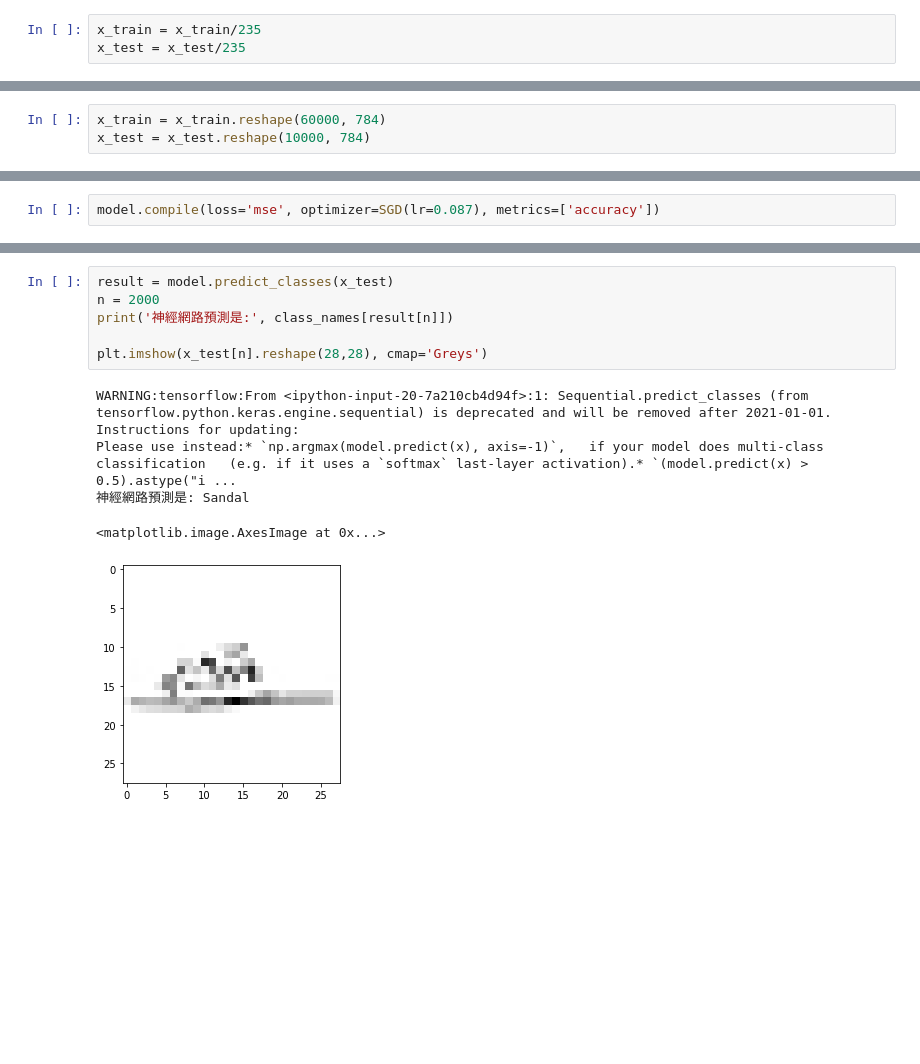
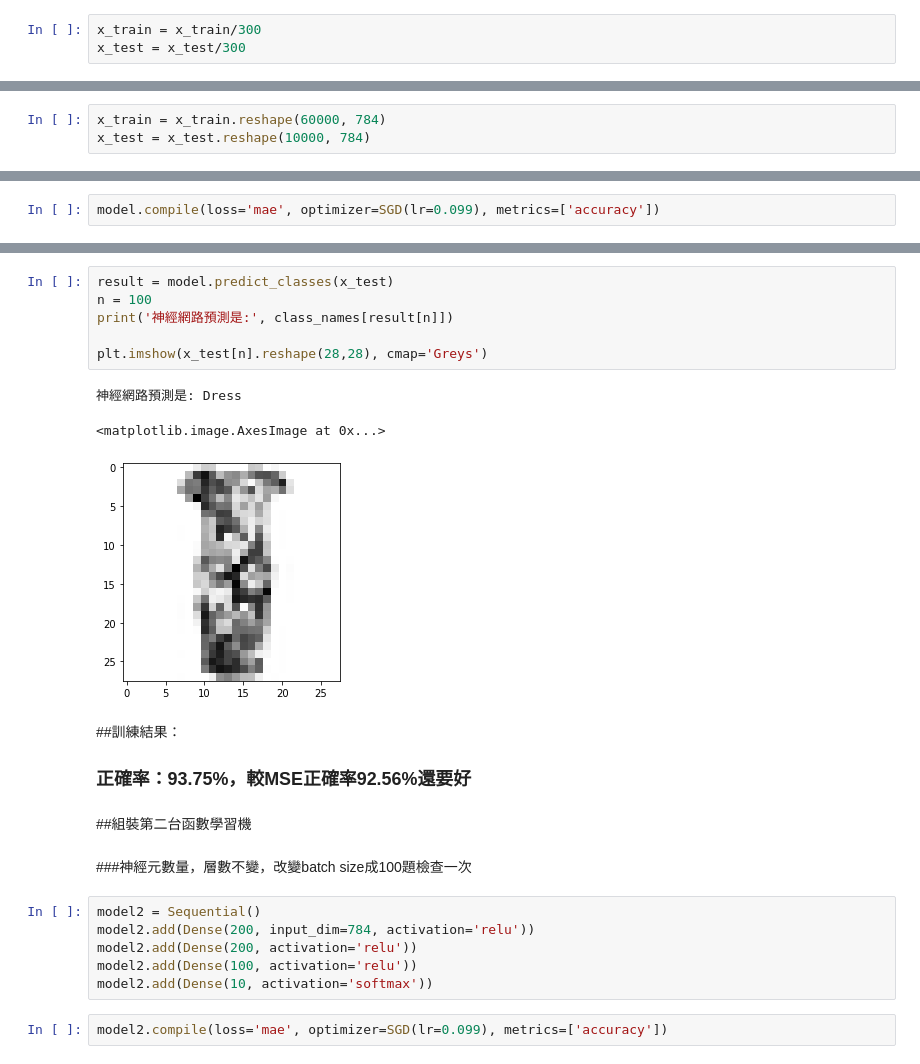
Before and after one commit to Willlee0225/nbviewer, a Jupyter notebook: 打造神經網路作業.ipynb, the cells around one changed output, grey strips where cells are left out. Saved outputs shown, nothing was run; the diff lists cells and outputs as text; blank space fills up the shorter version.

```diff
--- a/打造神經網路作業.ipynb
+++ b/打造神經網路作業.ipynb
@@ -86,6 +96,6 @@ for i in range(5):
 # %%
-x_train = x_train/235
-x_test = x_test/235
+x_train = x_train/300
+x_test = x_test/300
 # %%
 x_train.shape
 # %% [output]
@@ -116,5 +136,5 @@ model.add(Dense(10, activation='softmax'))
 # %%
-model.compile(loss='mse', optimizer=SGD(lr=0.087), metrics=['accuracy'])
+model.compile(loss='mae', optimizer=SGD(lr=0.099), metrics=['accuracy'])
 # %%
 model.summary()
 # %% [output]
@@ -159,14 +180,26 @@ Epoch 40/40
 <tensorflow.python.keras.callbacks.History at 0x...>
 # %%
 result = model.predict_classes(x_test)
-n = 2000
+n = 100
 print('神經網路預測是:', class_names[result[n]])
 
 plt.imshow(x_test[n].reshape(28,28), cmap='Greys')
 # %% [output]
-WARNING:tensorflow:From <ipython-input-20-7a210cb4d94f>:1: Sequential.predict_classes (from tensorflow.python.keras.engine.sequential) is deprecated and will be removed after 2021-01-01.
-Instructions for updating:
-Please use instead:* `np.argmax(model.predict(x), axis=-1)`,   if your model does multi-class classification   (e.g. if it uses a `softmax` last-layer activation).* `(model.predict(x) > 0.5).astype("i ...
-神經網路預測是: Sandal
+神經網路預測是: Dress
 <matplotlib.image.AxesImage at 0x...>
-[figure, old version]
+[figure, new version]
+# %% [markdown]
+##訓練結果：
+### 正確率：93.75%，較MSE正確率92.56%還要好
+# %% [markdown]
+##組裝第二台函數學習機
+# %% [markdown]
+###神經元數量，層數不變，改變batch size成100題檢查一次
+# %%
+model2 = Sequential()
+model2.add(Dense(200, input_dim=784, activation='relu'))
+model2.add(Dense(200, activation='relu'))
+model2.add(Dense(100, activation='relu'))
+model2.add(Dense(10, activation='softmax'))
+# %%
+model2.compile(loss='mae', optimizer=SGD(lr=0.099), metrics=['accuracy'])
```
Also changed, not shown: parts of 36 cells of this notebook.
